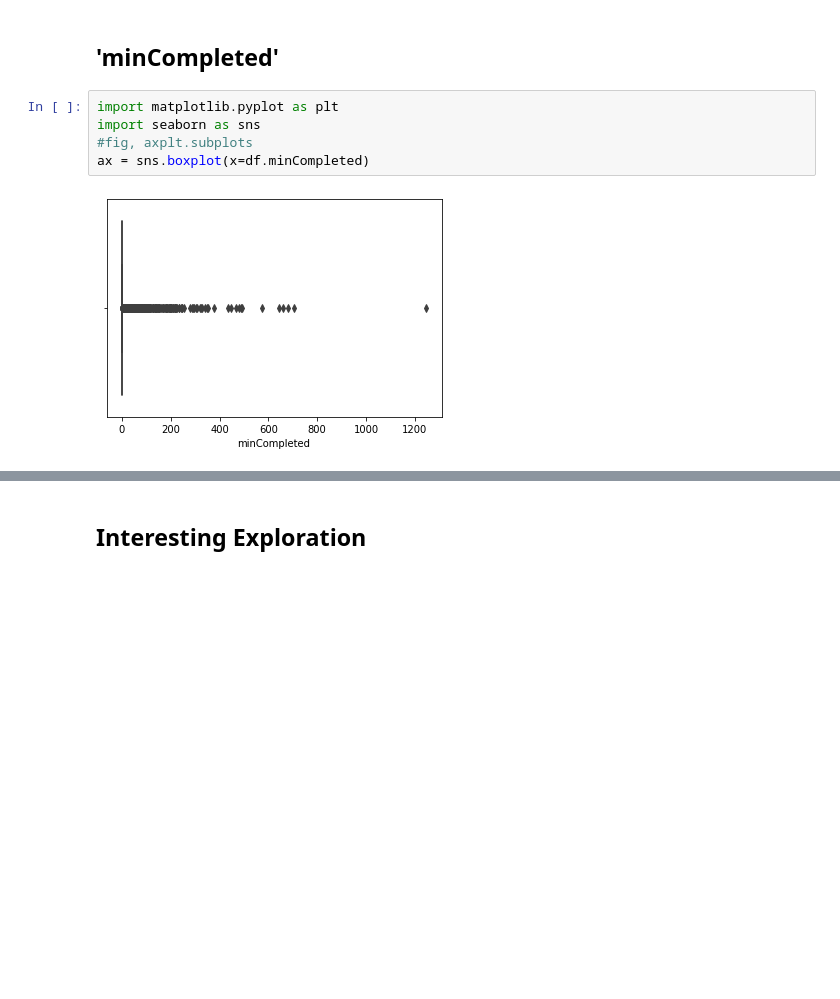
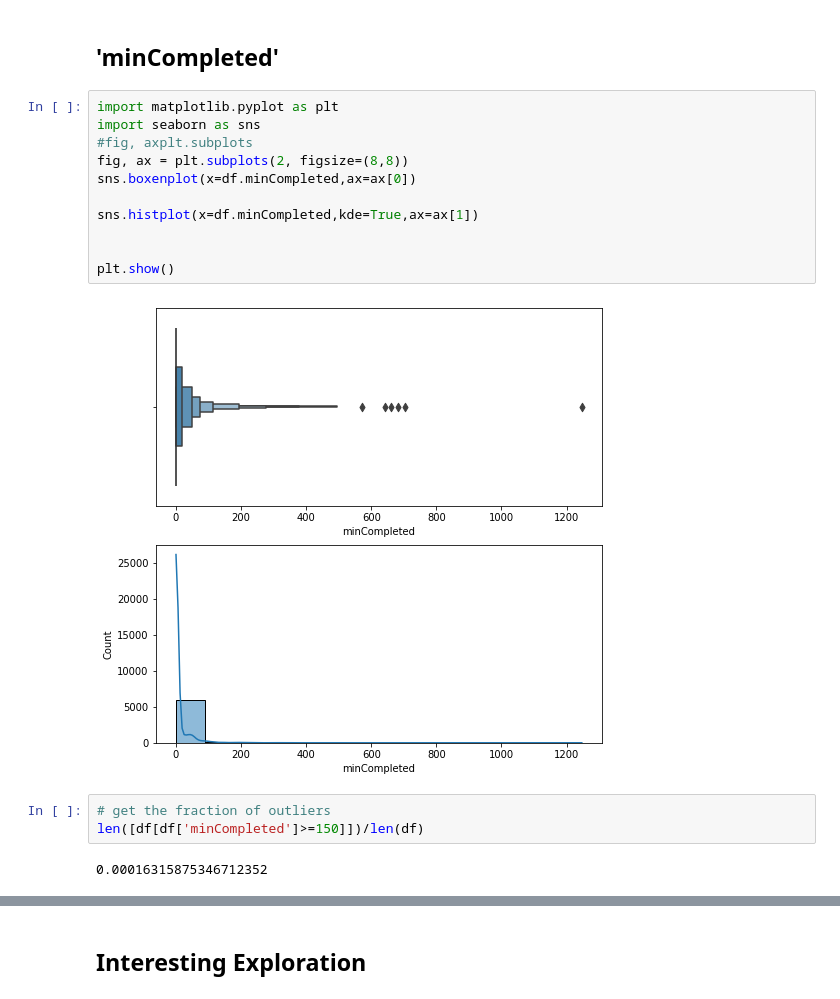
Before and after one commit to BenQuartermaine/customerclustering, a Jupyter notebook: notebooks/ran.ipynb, the cells around one changed output, grey strips where cells are left out. Cells and saved outputs as stored; diff of their text form; blank space fills up the shorter version.

```diff
--- a/notebooks/ran.ipynb
+++ b/notebooks/ran.ipynb
@@ -930,7 +932,18 @@ df_act.describe()
 # %%
 import matplotlib.pyplot as plt
 import seaborn as sns
 #fig, axplt.subplots
-ax = sns.boxplot(x=df.minCompleted)
+fig, ax = plt.subplots(2, figsize=(8,8))
+sns.boxenplot(x=df.minCompleted,ax=ax[0])
+
+sns.histplot(x=df.minCompleted,kde=True,ax=ax[1])
+
+
+plt.show()
 # %% [output]
-[figure, old version]
+[figure, new version]
+# %%
+# get the fraction of outliers
+len([df[df['minCompleted']>=150]])/len(df)
+# %% [output]
+0.00016315875346712352
```
Also changed, not shown: parts of 3 cells of this notebook.
